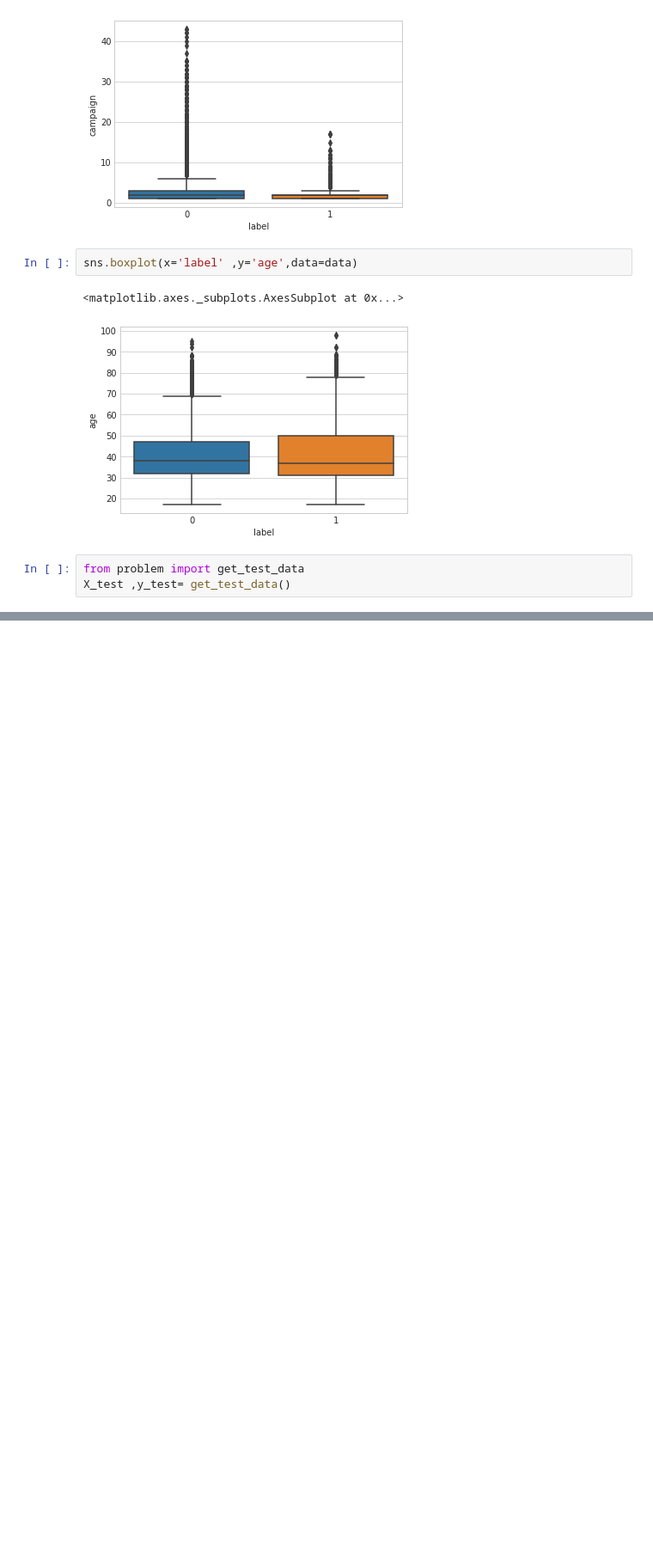
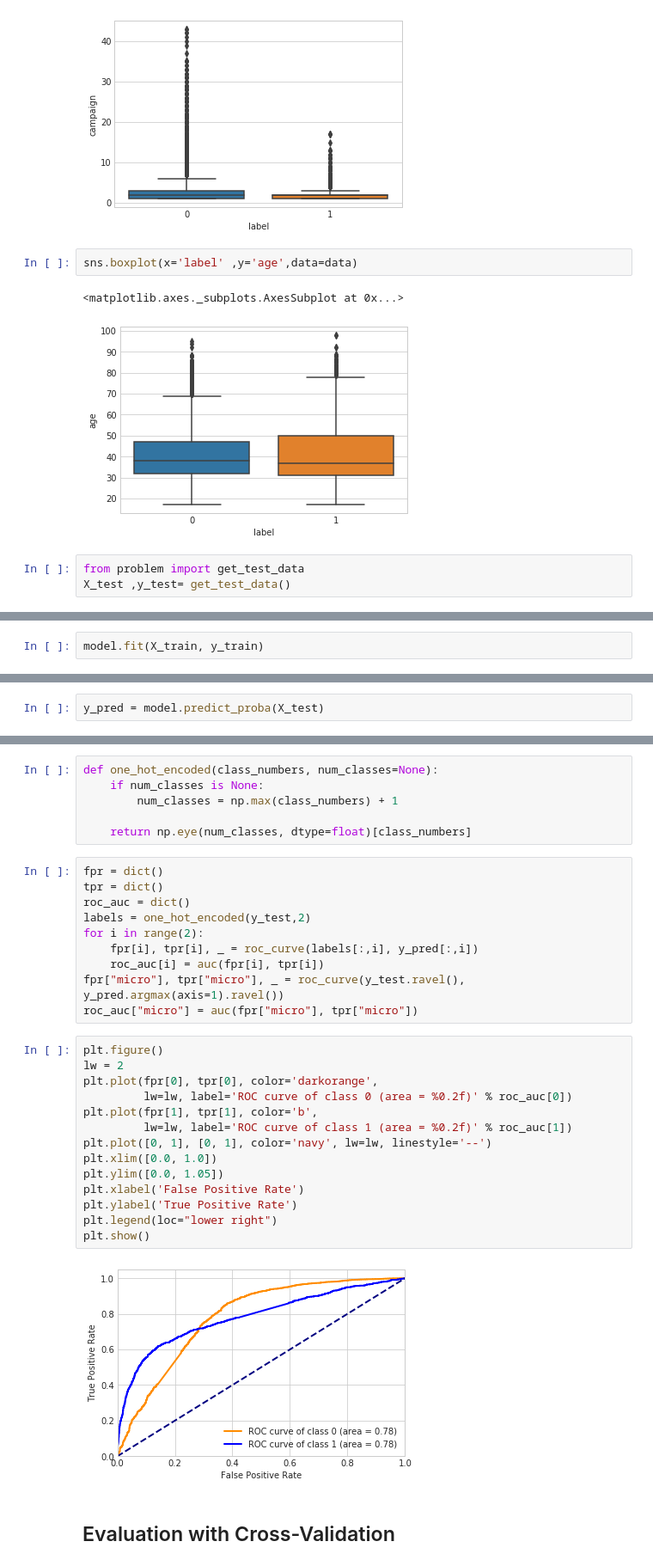
Before and after one commit to didosidali/bank-marketing, a Jupyter notebook: bank_marketing_starting_kit.ipynb, the cells around one changed output, grey strips where cells are left out. Shown at 86% size. Saved outputs shown, nothing was run; the diff lists cells and outputs as text; blank space fills up the shorter version.

```diff
--- a/bank_marketing_starting_kit.ipynb
+++ b/bank_marketing_starting_kit.ipynb
@@ -187,0 +243,2 @@ cv = list(problem.get_cv(X_train, y_train))
+# %%
+model.fit(X_train, y_train)
@@ -187,0 +248,2 @@ cv = list(problem.get_cv(X_train, y_train))
+# %%
+y_pred = model.predict_proba(X_test)
@@ -187,0 +281,34 @@ cv = list(problem.get_cv(X_train, y_train))
+# %%
+def one_hot_encoded(class_numbers, num_classes=None):
+    if num_classes is None:
+        num_classes = np.max(class_numbers) + 1
+
+    return np.eye(num_classes, dtype=float)[class_numbers]
+# %%
+fpr = dict()
+tpr = dict()
+roc_auc = dict()
+labels = one_hot_encoded(y_test,2)
+for i in range(2):
+    fpr[i], tpr[i], _ = roc_curve(labels[:,i], y_pred[:,i])
+    roc_auc[i] = auc(fpr[i], tpr[i])
+fpr["micro"], tpr["micro"], _ = roc_curve(y_test.ravel(), y_pred.argmax(axis=1).ravel())
+roc_auc["micro"] = auc(fpr["micro"], tpr["micro"])
+# %%
+plt.figure()
+lw = 2
+plt.plot(fpr[0], tpr[0], color='darkorange',
+         lw=lw, label='ROC curve of class 0 (area = %0.2f)' % roc_auc[0])
+plt.plot(fpr[1], tpr[1], color='b',
+         lw=lw, label='ROC curve of class 1 (area = %0.2f)' % roc_auc[1])
+plt.plot([0, 1], [0, 1], color='navy', lw=lw, linestyle='--')
+plt.xlim([0.0, 1.0])
+plt.ylim([0.0, 1.05])
+plt.xlabel('False Positive Rate')
+plt.ylabel('True Positive Rate')
+plt.legend(loc="lower right")
+plt.show()
+# %% [output]
+[figure, added]
+# %% [markdown]
+## Evaluation with Cross-Validation
```
Also changed, not shown: parts of 32 cells of this notebook.
